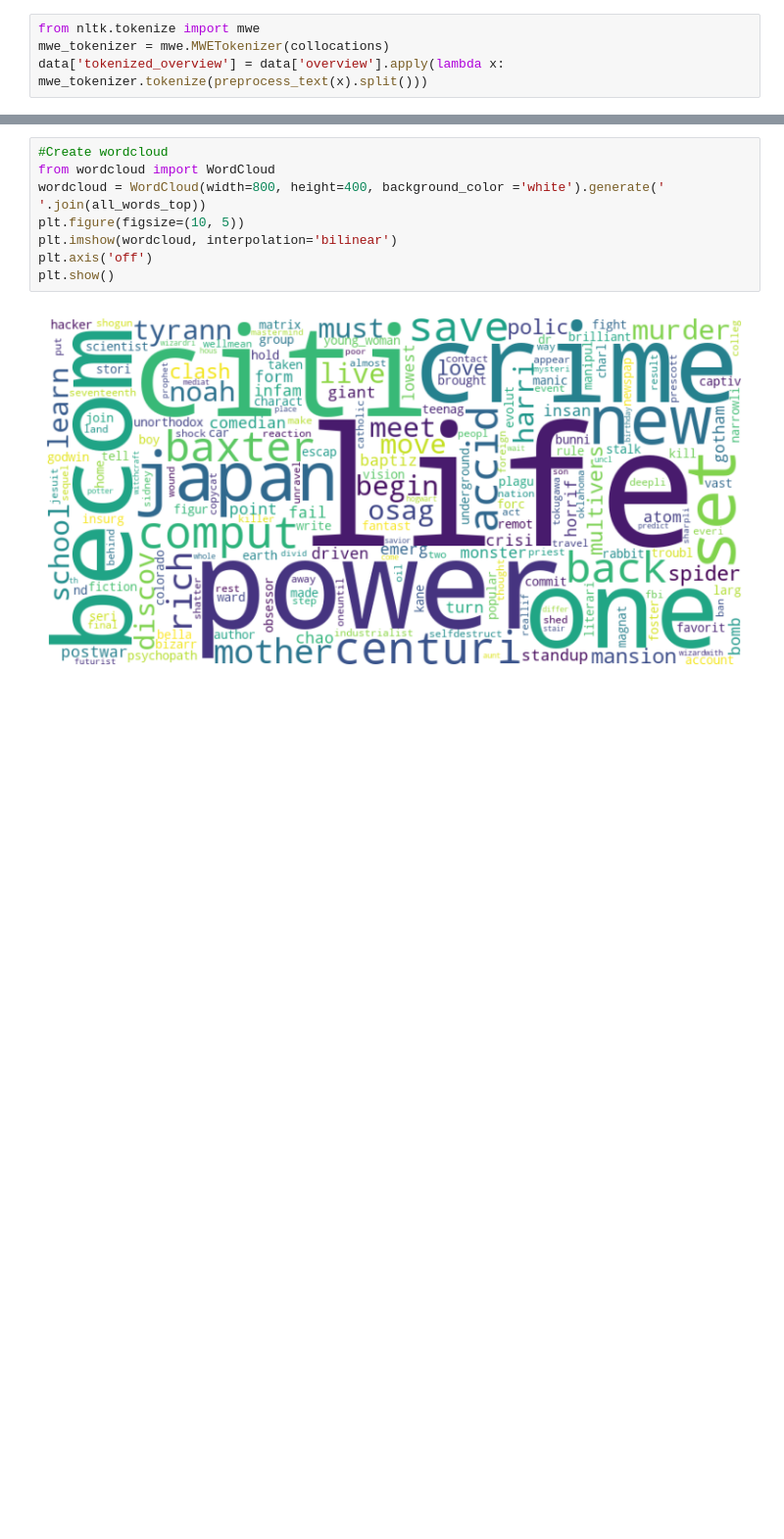
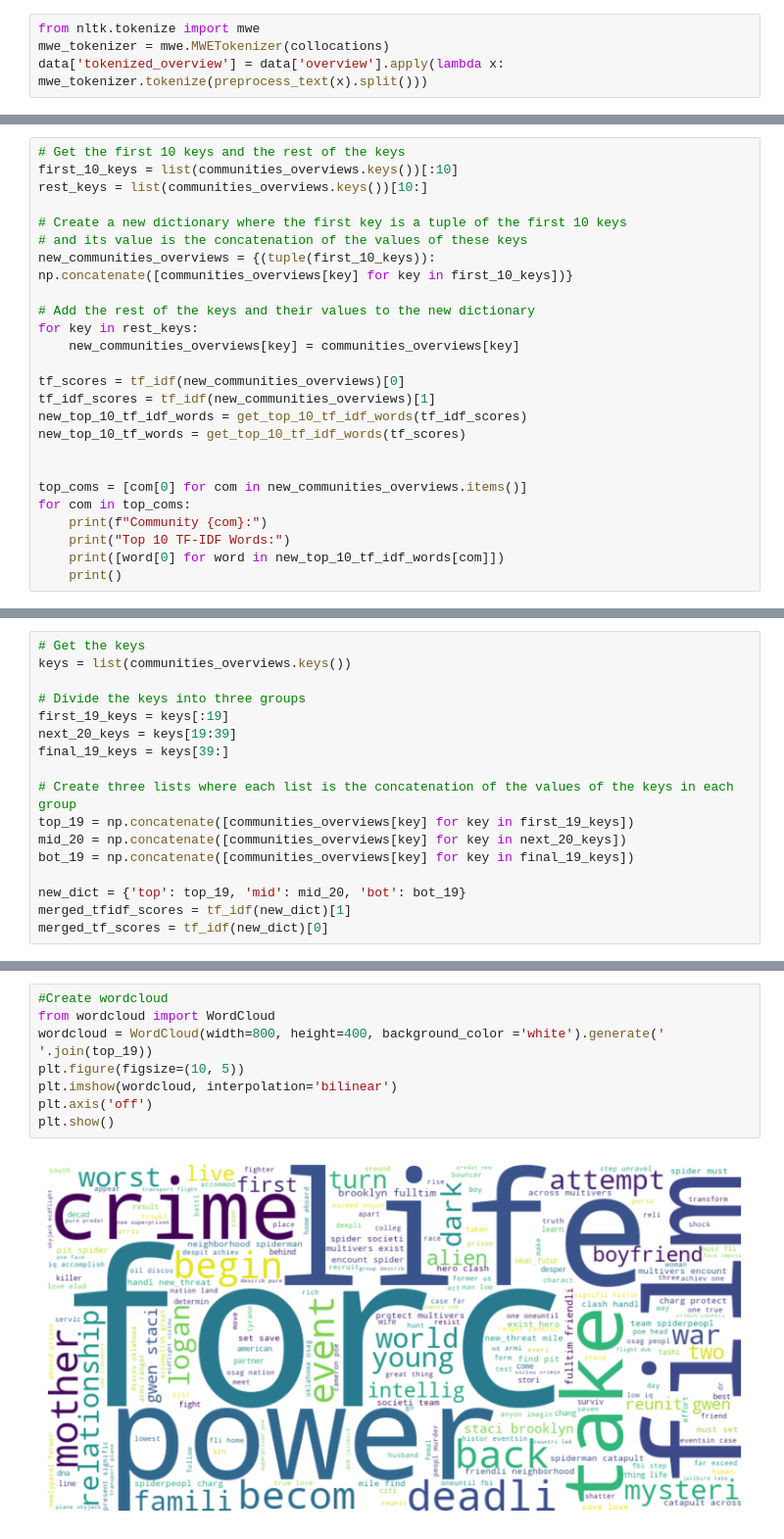
Before and after one commit to LanxiZhang1/project-A, a Jupyter notebook: projectA.ipynb, the cells around one changed output, grey strips where cells are left out. Shown at 98% size. Cells and saved outputs as stored; diff of their text form; blank space fills up the shorter version.

```diff
--- a/projectA.ipynb
+++ b/projectA.ipynb
@@ -744,0 +777,25 @@ top_df[top_df['tokenized_overview'].apply(lambda x: 'save' in x)]
+# %%
+# Get the first 10 keys and the rest of the keys
+first_10_keys = list(communities_overviews.keys())[:10]
+rest_keys = list(communities_overviews.keys())[10:]
+
+# Create a new dictionary where the first key is a tuple of the first 10 keys
+# and its value is the concatenation of the values of these keys
+new_communities_overviews = {(tuple(first_10_keys)): np.concatenate([communities_overviews[key] for key in first_10_keys])}
+
+# Add the rest of the keys and their values to the new dictionary
+for key in rest_keys:
+    new_communities_overviews[key] = communities_overviews[key]
+
+tf_scores = tf_idf(new_communities_overviews)[0]
+tf_idf_scores = tf_idf(new_communities_overviews)[1]
+new_top_10_tf_idf_words = get_top_10_tf_idf_words(tf_idf_scores)
+new_top_10_tf_words = get_top_10_tf_idf_words(tf_scores)
+
+
+top_coms = [com[0] for com in new_communities_overviews.items()]
+for com in top_coms:
+    print(f"Community {com}:")
+    print("Top 10 TF-IDF Words:")
+    print([word[0] for word in new_top_10_tf_idf_words[com]])
+    print()
@@ -744,0 +827,17 @@ top_df[top_df['tokenized_overview'].apply(lambda x: 'save' in x)]
+# %%
+# Get the keys
+keys = list(communities_overviews.keys())
+
+# Divide the keys into three groups
+first_19_keys = keys[:19]
+next_20_keys = keys[19:39]
+final_19_keys = keys[39:]
+
+# Create three lists where each list is the concatenation of the values of the keys in each group
+top_19 = np.concatenate([communities_overviews[key] for key in first_19_keys])
+mid_20 = np.concatenate([communities_overviews[key] for key in next_20_keys])
+bot_19 = np.concatenate([communities_overviews[key] for key in final_19_keys])
+
+new_dict = {'top': top_19, 'mid': mid_20, 'bot': bot_19}
+merged_tfidf_scores = tf_idf(new_dict)[1]
+merged_tf_scores = tf_idf(new_dict)[0]
@@ -745,10 +894,10 @@ top_df[top_df['tokenized_overview'].apply(lambda x: 'save' in x)]
 # %%
 #Create wordcloud
 from wordcloud import WordCloud
-wordcloud = WordCloud(width=800, height=400, background_color ='white').generate(' '.join(all_words_top))
+wordcloud = WordCloud(width=800, height=400, background_color ='white').generate(' '.join(top_19))
 plt.figure(figsize=(10, 5))
 plt.imshow(wordcloud, interpolation='bilinear')
 plt.axis('off')
 plt.show()
 # %% [output]
-[figure, old version]
+[figure, new version]
```
Also changed, not shown: parts of 28 cells of this notebook.
